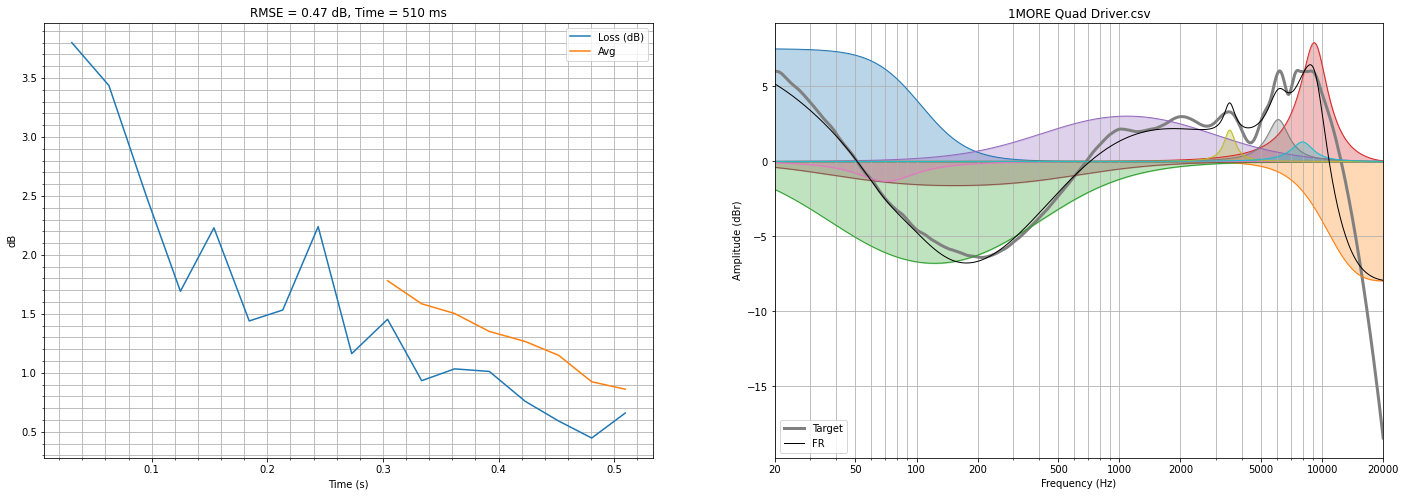
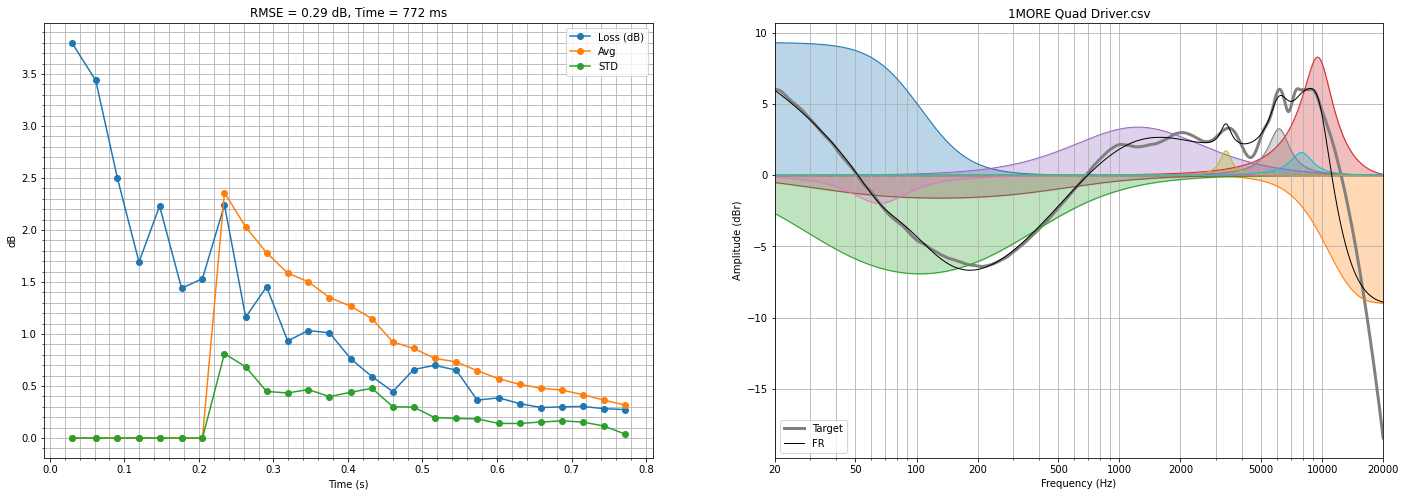
The change to this notebook cell's code, shown as a diff; its figure went from the first image to the second:
--- before
+++ after
@@ -1,24 +1,20 @@
+#configs = [PEQ_CONFIGS['4_PEAKING_WITH_LOW_SHELF']]
+#configs = [PEQ_CONFIGS['4_PEAKING_WITH_LOW_SHELF'], PEQ_CONFIGS['4_PEAKING_WITH_HIGH_SHELF']]
+configs = [PEQ_CONFIGS['8_PEAKING_WITH_SHELVES']]
+configs = [extend_config(config, max_time=1) for config in configs]
 n = 0
 for fp in ROOT_PATH.joinpath('results', 'oratory1990').glob('*/*/*.csv'):
     fr = FrequencyResponse.read_from_csv(fp)
-    peqs = fr.optimize_parametric_eq(
-        [PEQ_CONFIGS['4_PEAKING_WITH_LOW_SHELF'], PEQ_CONFIGS['4_PEAKING_WITH_HIGH_SHELF']],
-        #PEQ_CONFIGS['8_PEAKING_WITH_SHELVES'],
-        DEFAULT_FS, max_time=0.5, min_change=0.3, target_loss=0.1)
-    times = []
-    losses = []
-    avgs = []
-    for peq in peqs:
-        times.append(np.array(peq.history.time))
-        losses.append(np.array(peq.history.loss))
-        avgs.append(np.array(peq.history.moving_avg_loss))
-        if len(times) > 1:
-            times[-1] += times[-2][-1]
-    t = np.concatenate(times)
-    loss = np.concatenate(losses)
-    avg = np.concatenate(avgs)
+    peqs = fr.optimize_parametric_eq(configs, DEFAULT_FS)
+    for i, peq in enumerate(peqs):
+        if i > 0:
+            peq.history.time = [x + peqs[i-1].history.time[-1] for x in peq.history.time]
+    t = np.concatenate([peq.history.time for peq in peqs])
+    loss = np.concatenate([peq.history.loss for peq in peqs])
+    avg = np.concatenate([peq.history.moving_avg_loss for peq in peqs])
+    std = np.concatenate([peq.history.std for peq in peqs])
     fig, axs = plt.subplots(1, 2)
     fig.set_size_inches(24, 8)
-    plot_loss(t, loss, avg, fig=fig, ax=axs[0])
+    plot_loss(t, loss, avg, std, fig=fig, ax=axs[0])
     if len(peqs) > 1:
         for i in range(1, len(peqs)):
@@ -31,4 +27,4 @@
     plt.show()
     n += 1
-    if n == 5:
+    if n == 10:
         break

Commit: Optimizer early stopping with standard deviation.